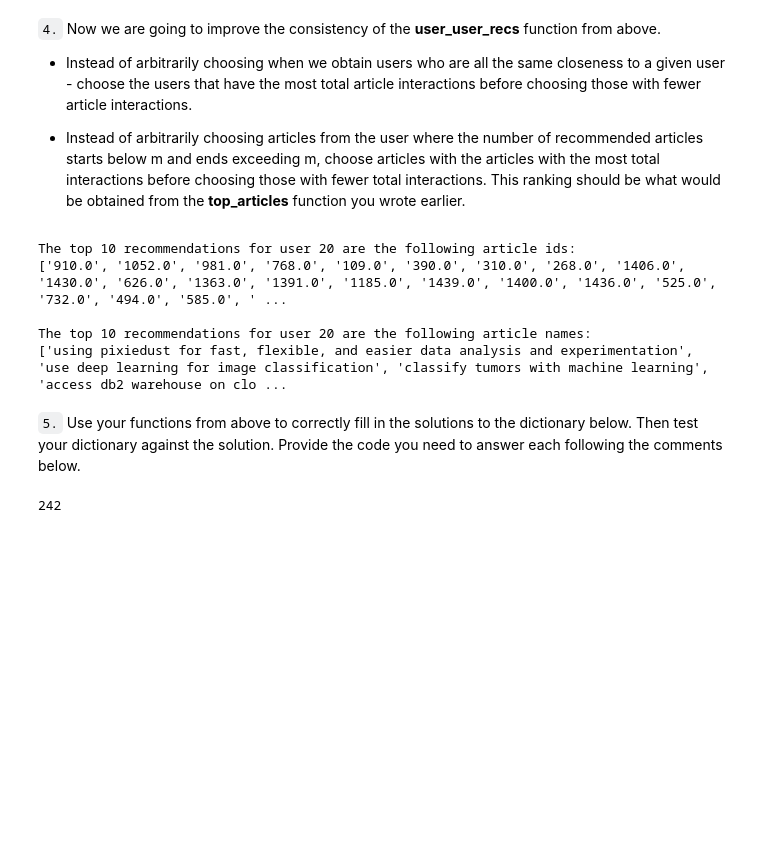
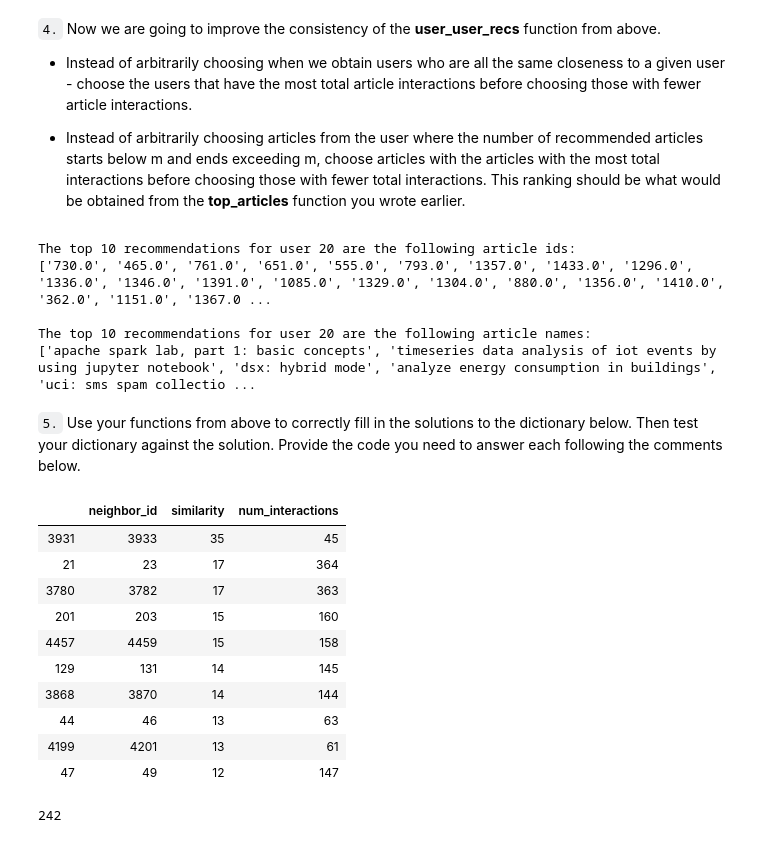
Before and after one commit to ambreen2006/Recommendation_with_IBM, a Jupyter notebook: Recommendations_with_IBM.ipynb, the cells around one changed output. Saved outputs shown, nothing was run; the diff lists cells and outputs as text; code cells hidden in the pictures; blank space fills up the shorter version.

Commit message:
fix: Incorporating the feedback review and removing the mistakenly left break statement in the get_top_sorted_users

```diff
--- a/Recommendations_with_IBM.ipynb
+++ b/Recommendations_with_IBM.ipynb
@@ -512,6 +512,7 @@ def get_top_sorted_users(user_id, df=df, user_item=user_item):
                     highest of each is higher in the dataframe
 
     '''
+
     neighbors_dict = defaultdict(list)
     other_users_list = list(df.loc[df.user_id != user_id, 'user_id'].unique())
     user = user_item[user_item.index == user_id].T
@@ -520,12 +521,11 @@ def get_top_sorted_users(user_id, df=df, user_item=user_item):
 
         other = user_item[user_item.index == other_user_id]
         similarity = other.dot(user).values[0][0]
-        num_interactions = other.sum(axis=1).values[0]
+        num_interactions = df.loc[df.user_id == other_user_id, 'article_id'].count()
 
         neighbors_dict['neighbor_id'].append(other_user_id)
         neighbors_dict['similarity'].append(similarity)
         neighbors_dict['num_interactions'].append(num_interactions)
-        break
 
     neighbors_df = pd.DataFrame.from_dict(neighbors_dict)
     neighbors_df.sort_values(by=['similarity', 'num_interactions'], inplace=True,
@@ -581,12 +581,26 @@ print("The top 10 recommendations for user 20 are the following article names:")
 print(rec_names)
 # %% [output]
 The top 10 recommendations for user 20 are the following article ids:
-['910.0', '1052.0', '981.0', '768.0', '109.0', '390.0', '310.0', '268.0', '1406.0', '1430.0', '626.0', '1363.0', '1391.0', '1185.0', '1439.0', '1400.0', '1436.0', '525.0', '732.0', '494.0', '585.0', ' ...
+['730.0', '465.0', '761.0', '651.0', '555.0', '793.0', '1357.0', '1433.0', '1296.0', '1336.0', '1346.0', '1391.0', '1085.0', '1329.0', '1304.0', '880.0', '1356.0', '1410.0', '362.0', '1151.0', '1367.0 ...
 
 The top 10 recommendations for user 20 are the following article names:
-['using pixiedust for fast, flexible, and easier data analysis and experimentation', 'use deep learning for image classification', 'classify tumors with machine learning', 'access db2 warehouse on clo ...
+['apache spark lab, part 1: basic concepts', 'timeseries data analysis of iot events by using jupyter notebook', 'dsx: hybrid mode', 'analyze energy consumption in buildings', 'uci: sms spam collectio ...
 # %% [markdown]
 `5.` Use your functions from above to correctly fill in the solutions to the dictionary below.  Then test your dictionary against the solution.  Provide the code you need to answer each following the comments below.
+# %%
+get_top_sorted_users(1).head(10)
+# %% [output]
+|  | neighbor_id | similarity | num_interactions |
+| 3931 | 3933 | 35 | 45 |
+| 21 | 23 | 17 | 364 |
+| 3780 | 3782 | 17 | 363 |
+| 201 | 203 | 15 | 160 |
+| 4457 | 4459 | 15 | 158 |
+| 129 | 131 | 14 | 145 |
+| 3868 | 3870 | 14 | 144 |
+| 44 | 46 | 13 | 63 |
+| 4199 | 4201 | 13 | 61 |
+| 47 | 49 | 12 | 147 |
 # %%
 ### Tests with a dictionary of results
 
```
Also changed, not shown: parts of 4 cells of this notebook, 1 other file.
